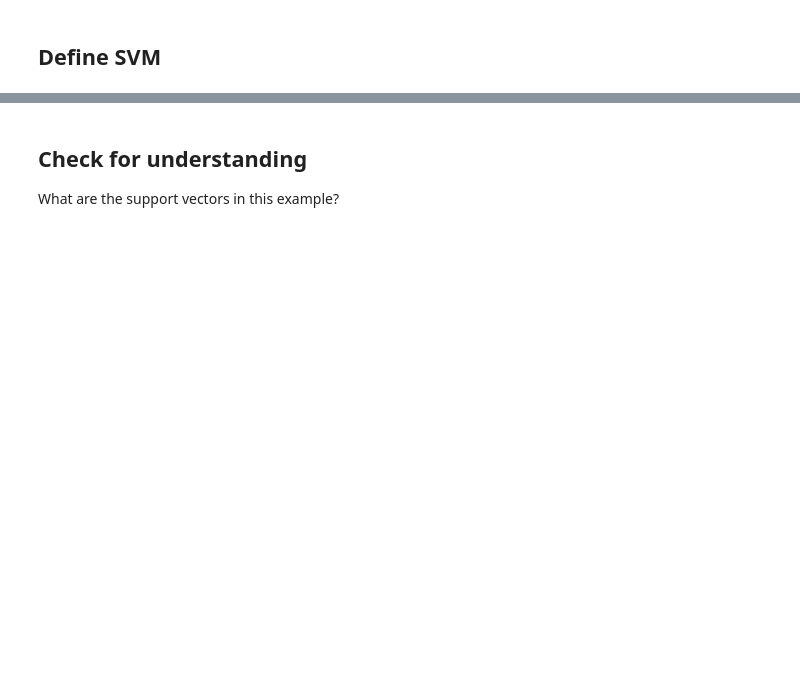
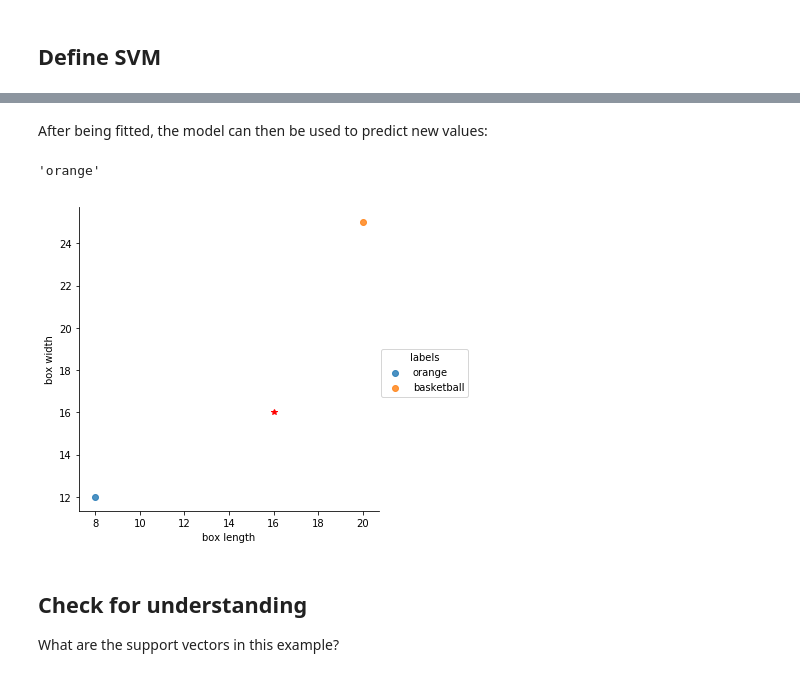
Before and after one commit to artificyan/svm-intro, a Jupyter notebook: svm-intro.ipynb, the cells around one changed output, grey strips where cells are left out. Drawn from its saved outputs; the diff is of its cells as text; code cells hidden in the pictures; blank space fills up the shorter version.

```diff
--- a/svm-intro.ipynb
+++ b/svm-intro.ipynb
@@ -78,3 +86,19 @@ clf.predict([[2, 2]]).item()
+# %% [markdown]
+After being fitted, the model can then be used to predict new values:
+# %%
+# value = [2, 2]
+# value = [30, 30]
+# value = [16, 16]
+
+# Plot
+item_plot = sns.lmplot(data=df, x='box length', y='box width', fit_reg=False, hue="labels", legend=True);
+item_plot.ax.plot(value[0], value[1], color='red', marker='*');
+
+# Predict
+# clf.predict([value]).item()
+# %% [output]
+'orange'
+[figure, added]
 # %% [markdown]
 Check for understanding
 -------
```
Also changed, not shown: parts of 46 cells of this notebook, 5 other files.
